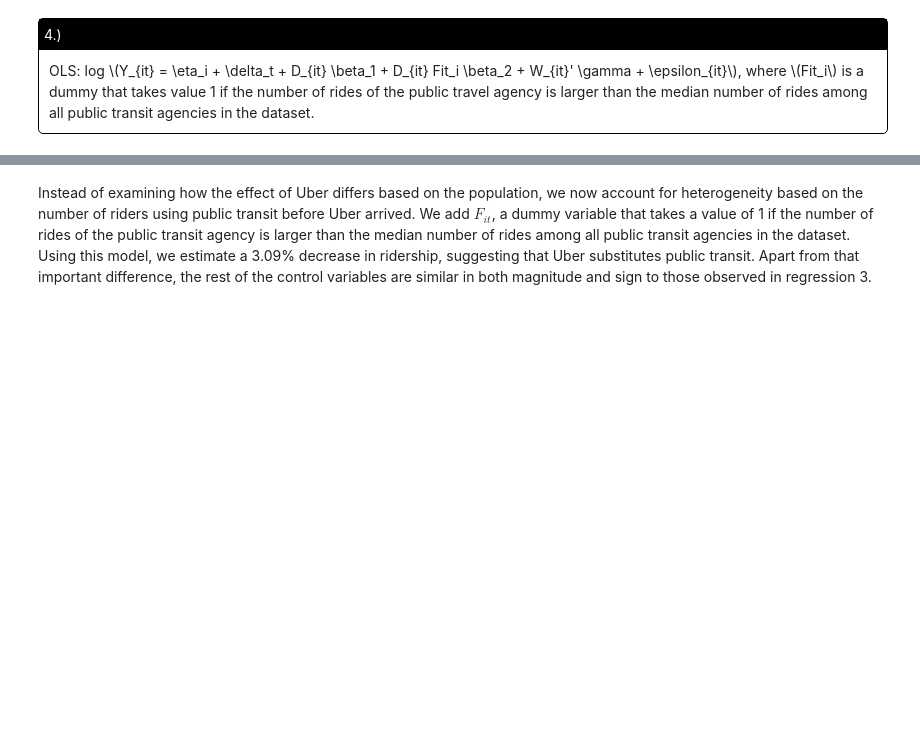
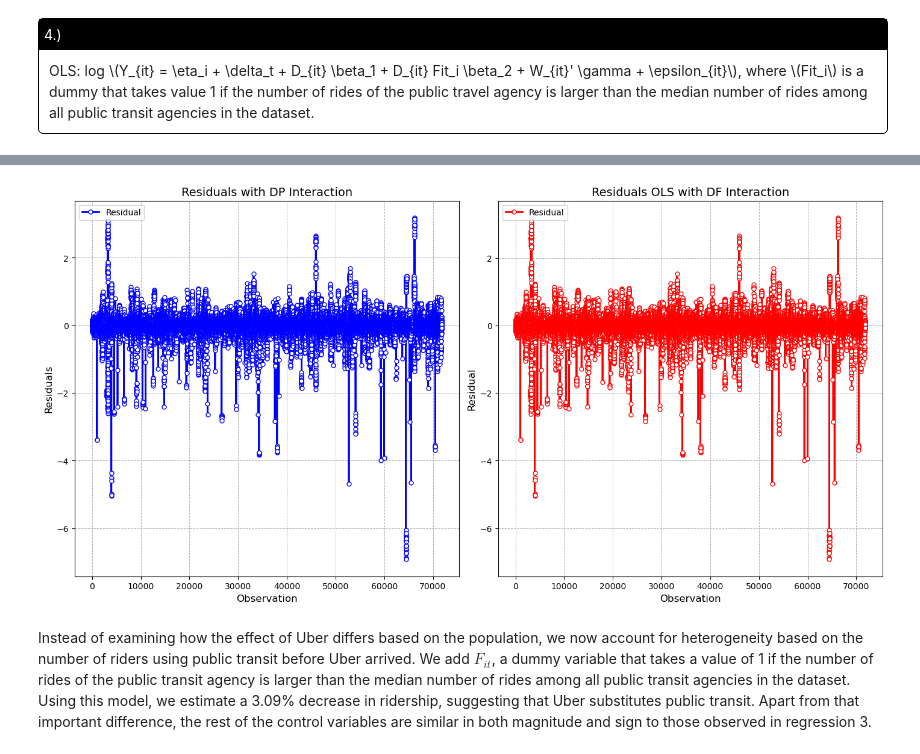
Before and after one commit to 3C0N-MQ3/project_434, a Jupyter notebook: merged.ipynb, the cells around one changed output, grey strips where cells are left out. Drawn from its saved outputs; the diff is of its cells as text; code cells hidden in the pictures; blank space fills up the shorter version.

```diff
--- a/merged.ipynb
+++ b/merged.ipynb
@@ -276,3 +304,30 @@ Included effects: Entity, Time
+# %%
+# Create Figure
+obs_count = list(range(1, len(ols3_res) + 1))
+
+fig, axes = plt.subplots(nrows=1, ncols=2, figsize=(14, 7), constrained_layout=True)
+
+# First plot
+axes[0].plot(obs_count, ols3_res, label='Residual', color='b', linewidth=2,
+             marker='o', markersize=5, markerfacecolor='white')
+axes[0].set_xlabel('Observation', fontsize=12)
+axes[0].set_ylabel('Residuals', fontsize=12)
+axes[0].set_title('Residuals with DP Interaction', fontsize=14)
+axes[0].legend()
+axes[0].grid(True, which='both', linestyle='--', linewidth=0.7)
+
+# Second plot
+axes[1].plot(obs_count, ols4_res, label='Residual', color='r', linewidth=2,
+             marker='o', markersize=5, markerfacecolor='white')
+axes[1].set_xlabel('Observation', fontsize=12)
+axes[1].set_ylabel('Residual', fontsize=12)
+axes[1].set_title('Residuals OLS with DF Interaction', fontsize=14)
+axes[1].legend()
+axes[1].grid(True, which='both', linestyle='--', linewidth=0.7)
+
+plt.show()
+# %% [output]
+[figure, added]
 # %% [markdown]
 Instead of examining how the effect of Uber differs based on the population, we now account for heterogeneity based on the number of riders using public transit before Uber arrived. We add $F_{it}$, a dummy variable that takes a value of 1 if the number of rides of the public transit agency is larger than the median number of rides among all public transit agencies in the dataset. Using this model, we estimate a 3.09% decrease in ridership, suggesting that Uber substitutes public transit. Apart from that important difference, the rest of the control variables are similar in both magnitude and sign to those observed in regression 3.
 # %% [markdown]
```
Also changed, not shown: parts of 6 cells of this notebook, 3 other files.
